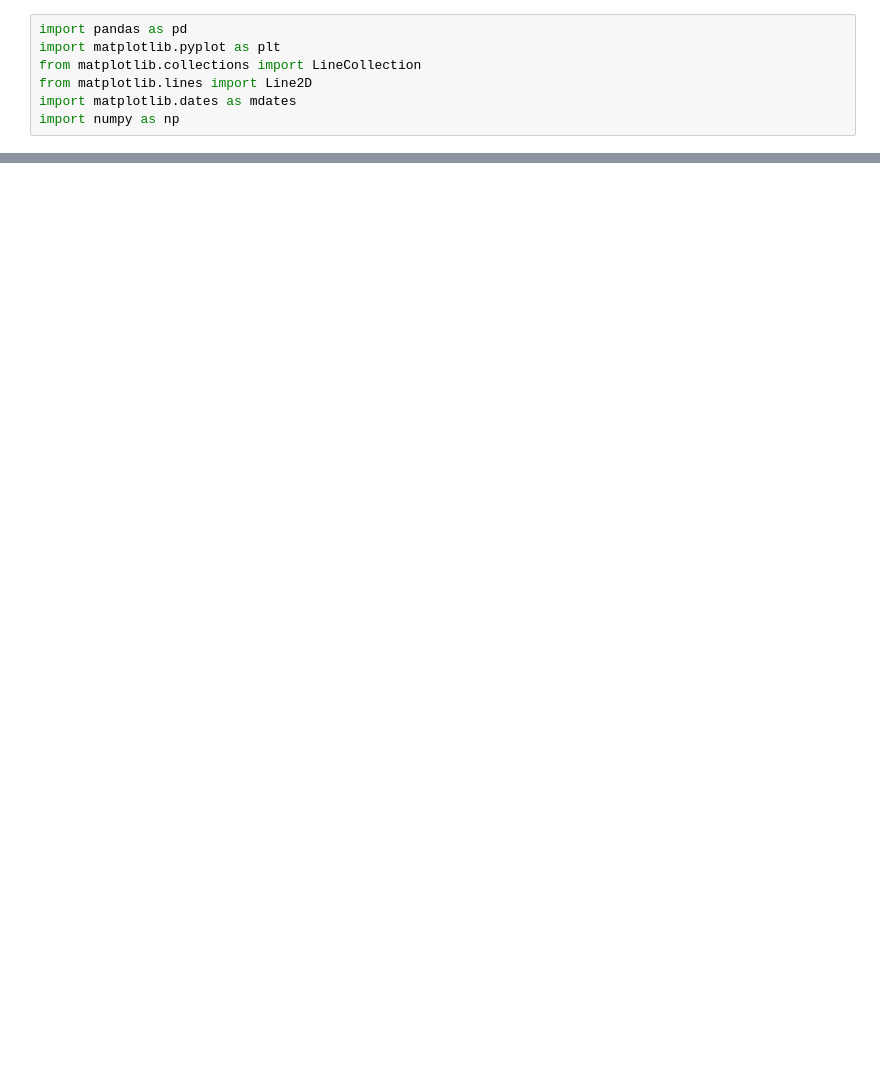
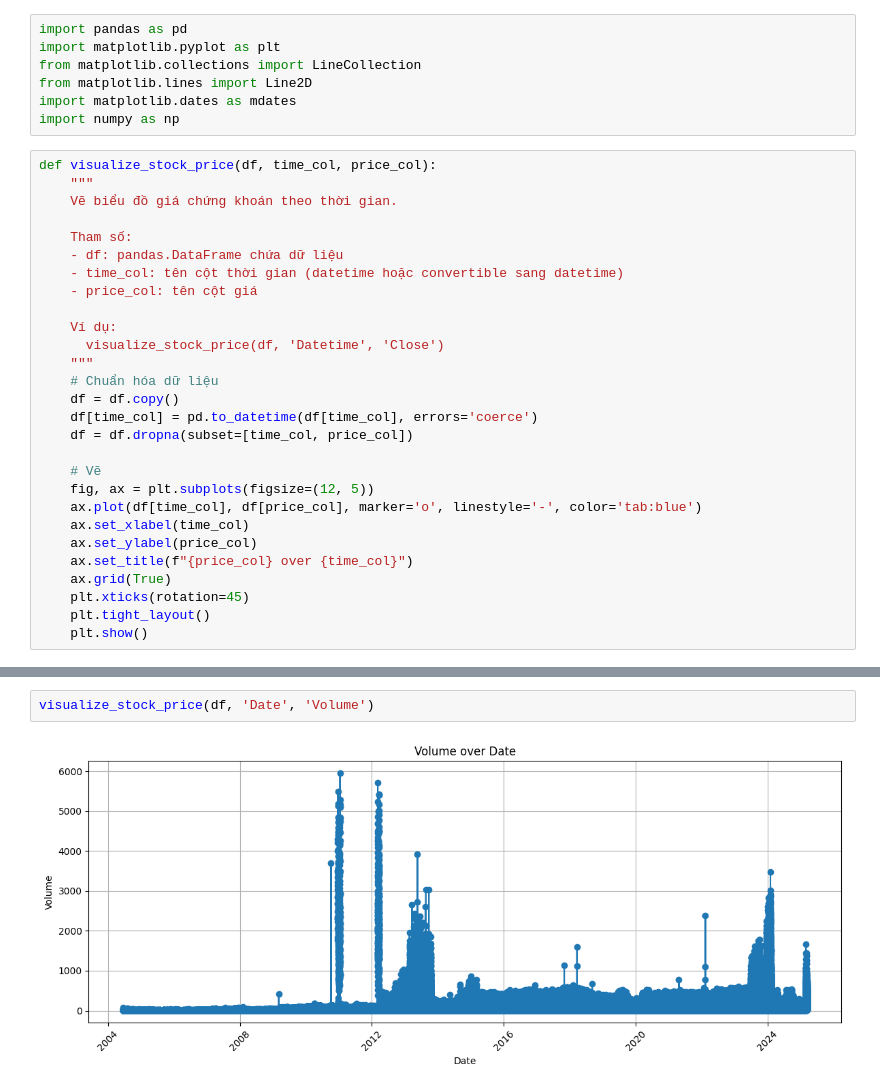
Before and after one commit to nguyenduchuyiu/xauusd-trading, a Jupyter notebook: analyst.ipynb, the cells around one changed output, grey strips where cells are left out. Drawn from its saved outputs; the diff is of its cells as text; blank space fills up the shorter version.

```diff
--- a/analyst.ipynb
+++ b/analyst.ipynb
@@ -5,3 +5,31 @@ from matplotlib.collections import LineCollection
 from matplotlib.lines import Line2D
 import matplotlib.dates as mdates
 import numpy as np
+# %%
+def visualize_stock_price(df, time_col, price_col):
+    """
+    Vẽ biểu đồ giá chứng khoán theo thời gian.
+
+    Tham số:
+    - df: pandas.DataFrame chứa dữ liệu
+    - time_col: tên cột thời gian (datetime hoặc convertible sang datetime)
+    - price_col: tên cột giá
+
+    Ví dụ:
+      visualize_stock_price(df, 'Datetime', 'Close')
+    """
+    # Chuẩn hóa dữ liệu
+    df = df.copy()
+    df[time_col] = pd.to_datetime(df[time_col], errors='coerce')
+    df = df.dropna(subset=[time_col, price_col])
+
+    # Vẽ
+    fig, ax = plt.subplots(figsize=(12, 5))
+    ax.plot(df[time_col], df[price_col], marker='o', linestyle='-', color='tab:blue')
+    ax.set_xlabel(time_col)
+    ax.set_ylabel(price_col)
+    ax.set_title(f"{price_col} over {time_col}")
+    ax.grid(True)
+    plt.xticks(rotation=45)
+    plt.tight_layout()
+    plt.show()
@@ -8,3 +41,7 @@ import numpy as np
+# %%
+visualize_stock_price(df, 'Date', 'Volume')
+# %% [output]
+[figure, added]
 # %%
 def plot_labeled_price_by_time(df, start_time, end_time):
     """
```
Also changed, not shown: parts of 9 cells of this notebook, 10 other files.
